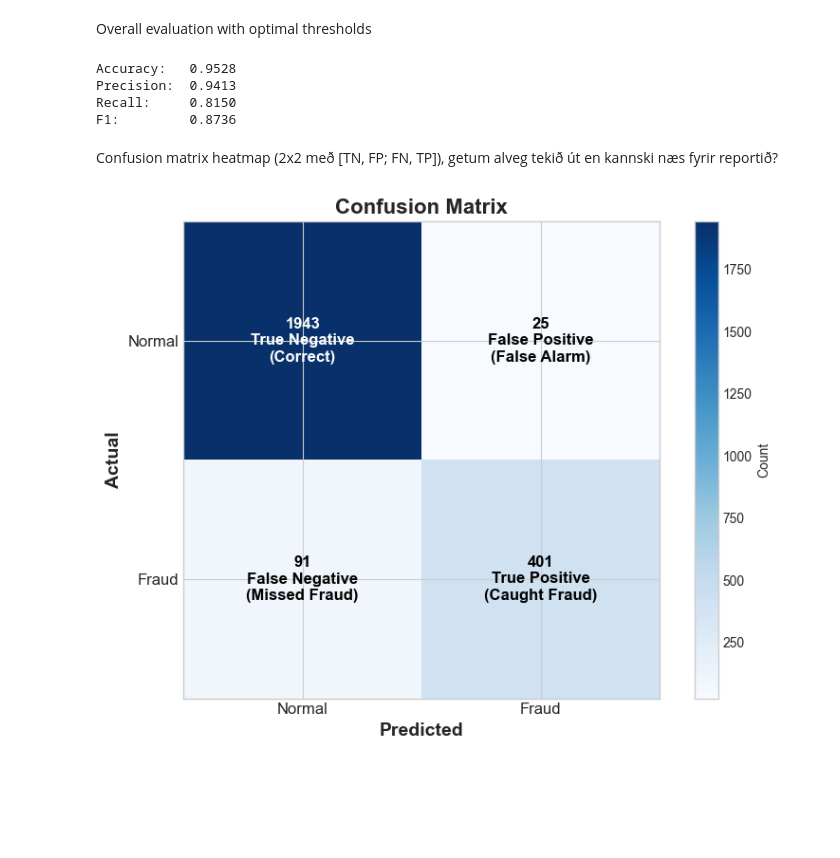
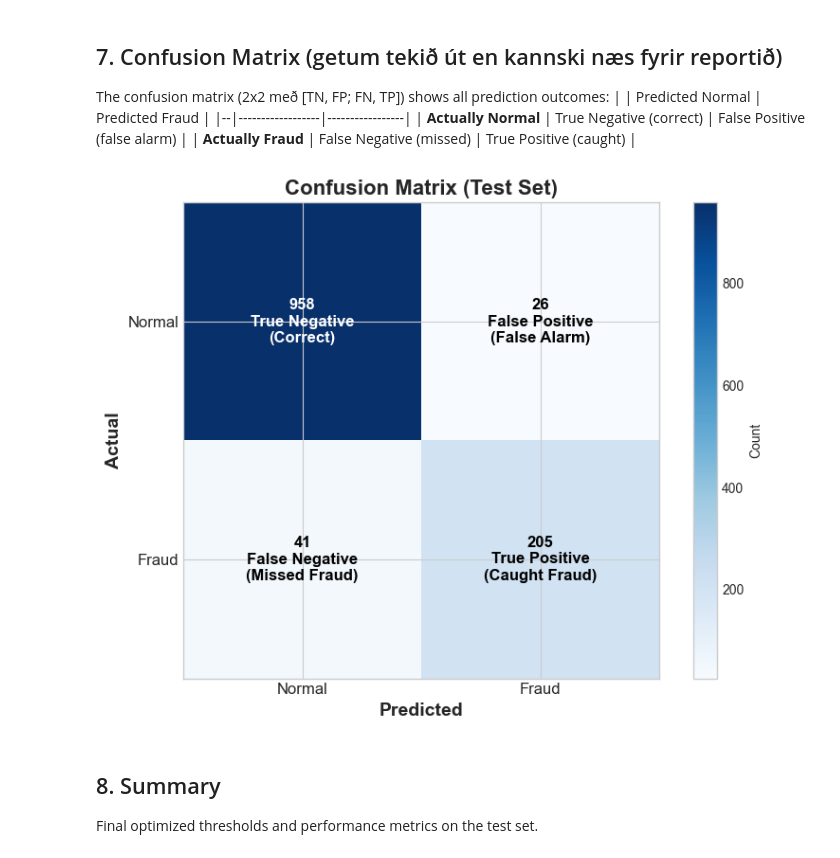
Before and after one commit to sunnakaradottir/data_science, a Jupyter notebook: notebooks/eval_threshold.ipynb, the cells around one changed output. Cells and saved outputs as stored; diff of their text form; code cells hidden in the pictures; blank space fills up the shorter version.

```diff
--- a/notebooks/eval_threshold.ipynb
+++ b/notebooks/eval_threshold.ipynb
@@ -113,12 +136,14 @@ def find_optimal_threshold(errors, y_true, n_thresholds=200):
 
     return best_threshold, best_f1, pd.DataFrame(all_results)
 
+
+# Find optimal threshold for each cluster using TUNE set
 optimal_thresholds = []
 threshold_results = {}
 
 for cluster_id in range(4):
-    errors = cluster_data[cluster_id]['errors']
-    labels = cluster_data[cluster_id]['labels']
+    errors = cluster_data_tune[cluster_id]['errors']
+    labels = cluster_data_tune[cluster_id]['labels']
 
     best_thresh, best_f1, results_df = find_optimal_threshold(errors, labels)
 
@@ -127,5 +152,5 @@ for cluster_id in range(4):
 
     print(f"Cluster {cluster_id}: threshold = {best_thresh:.4f}, F1 = {best_f1:.4f}")
 
-print(f"\nOptimal thresholds: {optimal_thresholds}")
+print(f"\nOptimal thresholds: {[round(t, 4) for t in optimal_thresholds]}")
 # %% [output]
@@ -176,18 +239,0 @@ Final eval with optimal thresholds
-# %%
-y_pred = np.zeros_like(y)
-
-for cluster_id in range(4):
-    errors = cluster_data[cluster_id]['errors']
-    mask = cluster_data[cluster_id]['mask']
-    threshold = optimal_thresholds[cluster_id]
-
-    predictions = (errors > threshold).astype(int)
-    y_pred[mask] = predictions
-
-# Global metrics
-print("Results with optimal thresholds:")
-print(f"Accuracy:  {accuracy_score(y, y_pred):.4f}")
-print(f"Precision: {precision_score(y, y_pred):.4f}")
-print(f"Recall:    {recall_score(y, y_pred):.4f}")
-print(f"F1:        {f1_score(y, y_pred):.4f}")
-print(f"\nConfusion Matrix:\n{confusion_matrix(y, y_pred)}")
@@ -278,47 +323,36 @@ Cluster 1 (threshold=1.1046, n=180)
-# %% [markdown]
-Overall evaluation with optimal thresholds
-# %%
-acc = accuracy_score(y, y_pred)
-prec = precision_score(y, y_pred, zero_division=0)
-rec = recall_score(y, y_pred, zero_division=0)
-f1 = f1_score(y, y_pred, zero_division=0)
-cm = confusion_matrix(y, y_pred)
-
-print(f"Accuracy:   {acc:.4f}")
-print(f"Precision:  {prec:.4f}")
-print(f"Recall:     {rec:.4f}")
-print(f"F1:         {f1:.4f}")
-# %% [output]
-Accuracy:   0.9528
-Precision:  0.9413
-Recall:     0.8150
-F1:         0.8736
 # %% [markdown]
-Confusion matrix heatmap (2x2 með [TN, FP; FN, TP]), getum alveg tekið út en kannski næs fyrir reportið?
+## 7. Confusion Matrix (getum tekið út en kannski næs fyrir reportið)
+
+  The confusion matrix (2x2 með [TN, FP; FN, TP]) shows all prediction outcomes:
+  |  | Predicted Normal | Predicted Fraud |
+  |--|------------------|-----------------|
+  | **Actually Normal** | True Negative (correct) | False Positive (false alarm) |
+  | **Actually Fraud** | False Negative (missed) | True Positive (caught) |
 # %%
 fig, ax = plt.subplots(figsize=(8, 6))
-
 im = ax.imshow(cm, cmap='Blues')
-
 labels = [['True Negative\n(Correct)', 'False Positive\n(False Alarm)'],
         ['False Negative\n(Missed Fraud)', 'True Positive\n(Caught Fraud)']]
 
 for i in range(2):
     for j in range(2):
         color = 'white' if cm[i, j] > cm.max()/2 else 'black'
-        ax.text(j, i, f'{cm[i, j]}\n{labels[i][j]}',
-                ha='center', va='center', fontsize=12, color=color, fontweight='bold')
+        ax.text(j, i, f'{cm[i, j]}\n{labels[i][j]}', ha='center', va='center', fontsize=12, color=color, fontweight='bold')
 
 ax.set_xticks([0, 1])
 ax.set_yticks([0, 1])
 ax.set_xticklabels(['Normal', 'Fraud'], fontsize=12)
 ax.set_yticklabels(['Normal', 'Fraud'], fontsize=12)
 ax.set_xlabel('Predicted', fontsize=14, fontweight='bold')
 ax.set_ylabel('Actual', fontsize=14, fontweight='bold')
-ax.set_title('Confusion Matrix', fontsize=16, fontweight='bold')
+ax.set_title('Confusion Matrix (Test Set)', fontsize=16, fontweight='bold')
 
 plt.colorbar(im, ax=ax, label='Count')
 plt.tight_layout()
 plt.show()
 # %% [output]
-[figure, old version]
+[figure, new version]
+# %% [markdown]
+## 8. Summary
+
+  Final optimized thresholds and performance metrics on the test set.
```
Also changed, not shown: parts of 20 cells of this notebook, 1 other file.
